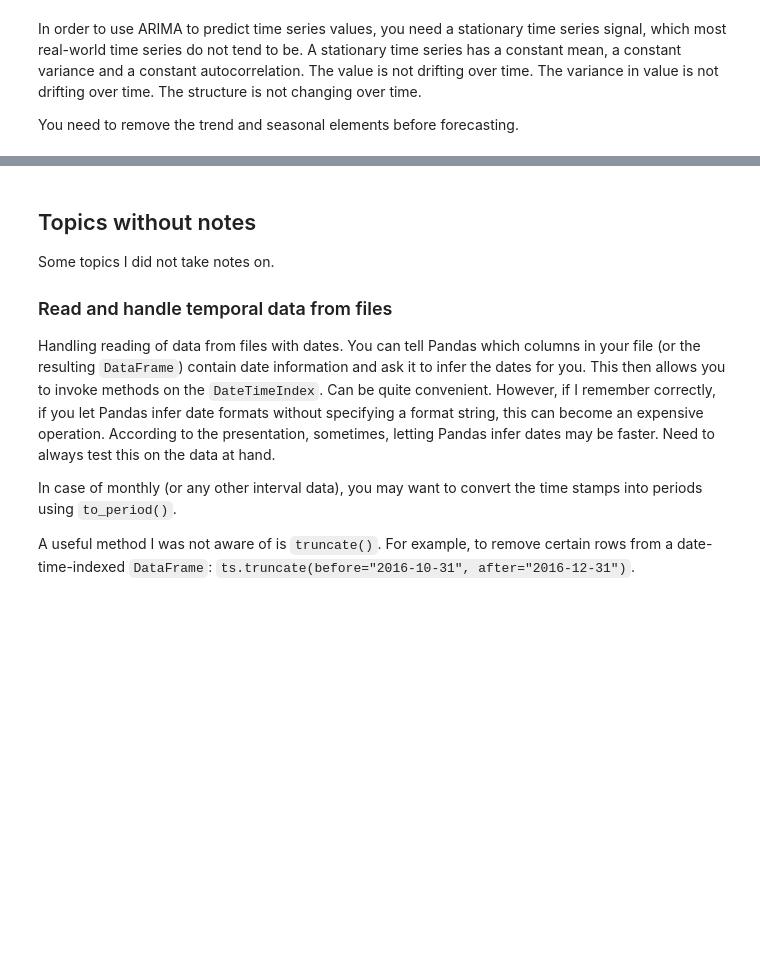
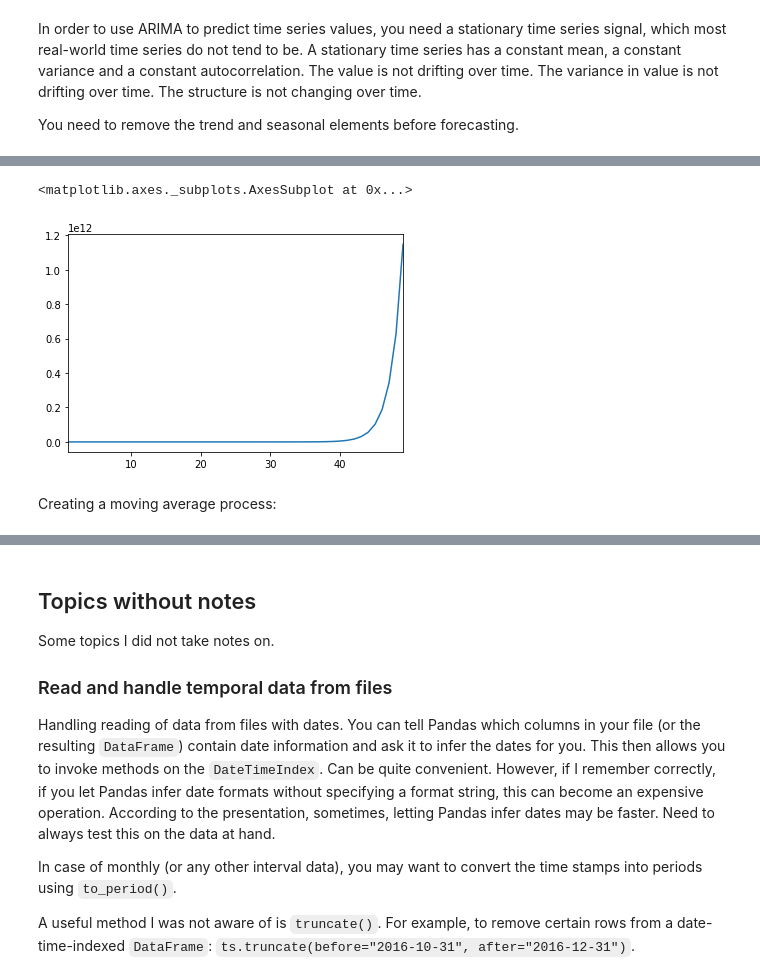
Before and after one commit to drbwa/timeserieseda, a Jupyter notebook: pycon2017/pycon2017-1.ipynb, the cells around one changed output, grey strips where cells are left out. Drawn from its saved outputs; the diff is of its cells as text; code cells hidden in the pictures; blank space fills up the shorter version.

```diff
--- a/pycon2017/pycon2017-1.ipynb
+++ b/pycon2017/pycon2017-1.ipynb
@@ -692,0 +757,8 @@ Dealing with seasonality:
+# %%
+a2 = ar2(n=50, phi2=1.7)
+a2.plot()
+# %% [output]
+<matplotlib.axes._subplots.AxesSubplot at 0x...>
+[figure, added]
+# %% [markdown]
+Creating a moving average process:
```
Also changed, not shown: parts of 62 cells of this notebook, 1 other file.
